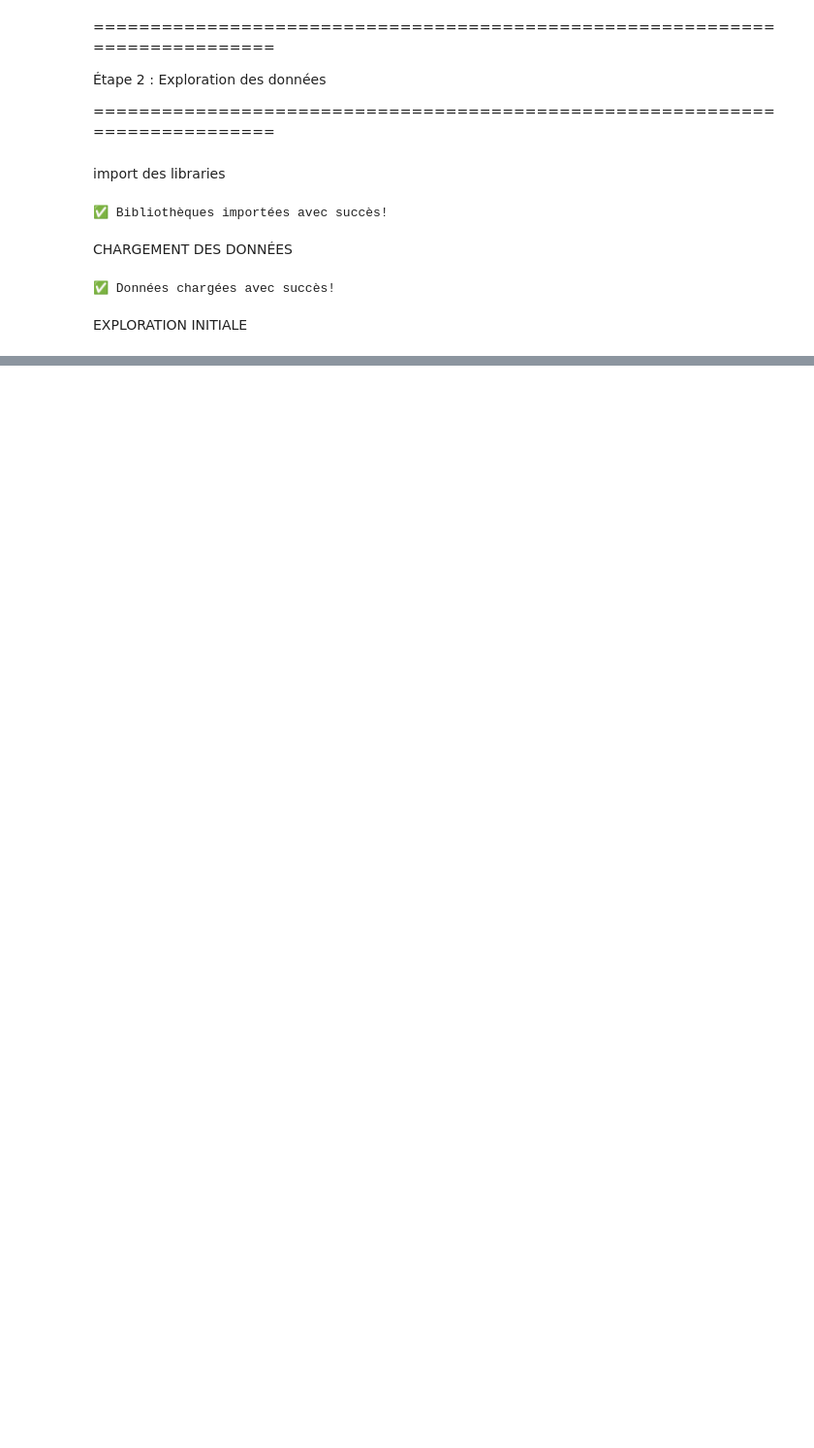
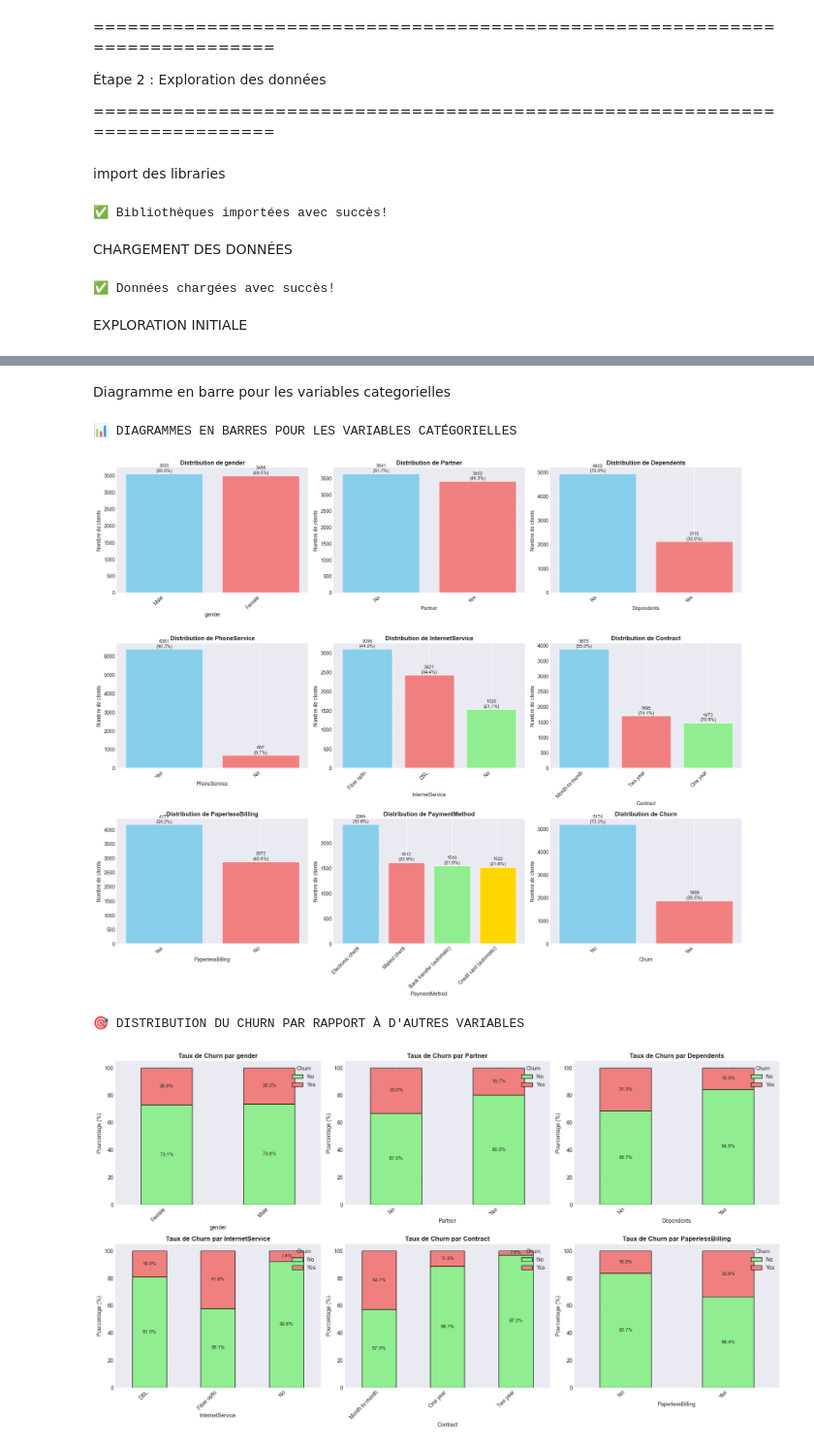
Before and after one commit to BabacarANE/TELECOM_CHURN, a Jupyter notebook: TELCO_CHURN.ipynb, the cells around one changed output, grey strips where cells are left out. Shown: that part at 97% size. Cells and saved outputs as stored; diff of their text form; code cells hidden in the pictures; blank space fills up the shorter version.

```diff
--- a/TELCO_CHURN.ipynb
+++ b/TELCO_CHURN.ipynb
@@ -106,0 +183,79 @@ print(f"   Oui : {churn_counts['Yes']} clients ({churn_percentage['Yes']:.1f}%)"
+# %% [markdown]
+Diagramme en barre pour les variables categorielles
+# %%
+# DIAGRAMMES EN BARRES POUR LES VARIABLES CATÉGORIELLES IMPORTANTES
+print("\n📊 DIAGRAMMES EN BARRES POUR LES VARIABLES CATÉGORIELLES")
+
+# Sélection des variables catégorielles importantes (sans customerID et TotalCharges qui seront traitées séparément)
+cat_cols_to_plot = ['gender', 'Partner', 'Dependents', 'PhoneService',
+                    'InternetService', 'Contract', 'PaperlessBilling',
+                    'PaymentMethod', 'Churn']
+
+# Création d'une figure avec plusieurs subplots
+fig, axes = plt.subplots(3, 3, figsize=(18, 15))
+axes = axes.flatten()
+
+for i, col in enumerate(cat_cols_to_plot):
+    # Compter les valeurs et calculer les pourcentages
+    counts = data[col].value_counts()
+    percentages = (counts / counts.sum() * 100).round(1)
+
+    # Créer le graphique à barres
+    bars = axes[i].bar(range(len(counts)), counts.values, color=['skyblue', 'lightcoral', 'lightgreen', 'gold'][:len(counts)])
+    axes[i].set_title(f'Distribution de {col}', fontsize=12, fontweight='bold')
+    axes[i].set_xlabel(col)
+    axes[i].set_ylabel('Nombre de clients')
+
+    # Ajouter les étiquettes avec les pourcentages
+    for idx, (bar, count, perc) in enumerate(zip(bars, counts.values, percentages.values)):
+        axes[i].text(bar.get_x() + bar.get_width()/2, bar.get_height() + 20,
+                    f'{count}\n({perc}%)', ha='center', va='bottom', fontsize=9)
+
+    # Personnaliser les axes x
+    axes[i].set_xticks(range(len(counts)))
+    axes[i].set_xticklabels(counts.index, rotation=45, ha='right')
+
+    # Ajouter une grille pour faciliter la lecture
+    axes[i].grid(axis='y', alpha=0.3, linestyle='--')
+
+# Ajuster l'espacement
+plt.tight_layout()
+plt.show()
+
+# Distribution de la variable cible Churn par rapport à d'autres variables catégorielles
+print("\n🎯 DISTRIBUTION DU CHURN PAR RAPPORT À D'AUTRES VARIABLES")
+
+fig, axes = plt.subplots(2, 3, figsize=(18, 10))
+axes = axes.flatten()
+
+# Variables pour l'analyse croisée avec Churn
+cross_cols = ['gender', 'Partner', 'Dependents', 'InternetService', 'Contract', 'PaperlessBilling']
+
+for i, col in enumerate(cross_cols):
+    # Créer un tableau croisé
+    cross_tab = pd.crosstab(data[col], data['Churn'], normalize='index') * 100
+
+    # Créer le graphique à barres empilées
+    cross_tab.plot(kind='bar', stacked=True, ax=axes[i],
+                   color=['lightgreen', 'lightcoral'], edgecolor='black')
+
+    axes[i].set_title(f'Taux de Churn par {col}', fontsize=12, fontweight='bold')
+    axes[i].set_xlabel(col)
+    axes[i].set_ylabel('Pourcentage (%)')
+    axes[i].legend(title='Churn', loc='upper right')
+    axes[i].grid(axis='y', alpha=0.3, linestyle='--')
+
+    # Rotation des étiquettes x
+    axes[i].set_xticklabels(axes[i].get_xticklabels(), rotation=45, ha='right')
+
+    # Ajouter les valeurs sur les barres
+    for container in axes[i].containers:
+        axes[i].bar_label(container, fmt='%.1f%%', label_type='center', fontsize=9)
+
+plt.tight_layout()
+plt.show()
+# %% [output]
+📊 DIAGRAMMES EN BARRES POUR LES VARIABLES CATÉGORIELLES
+[figure, added]
+🎯 DISTRIBUTION DU CHURN PAR RAPPORT À D'AUTRES VARIABLES
+[figure, added]
```
Also changed, not shown: parts of 29 cells of this notebook.
